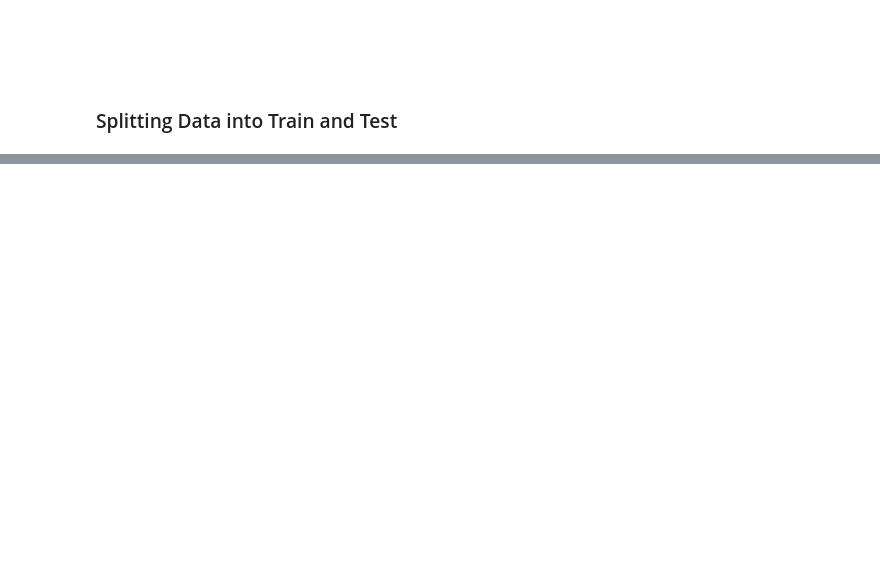
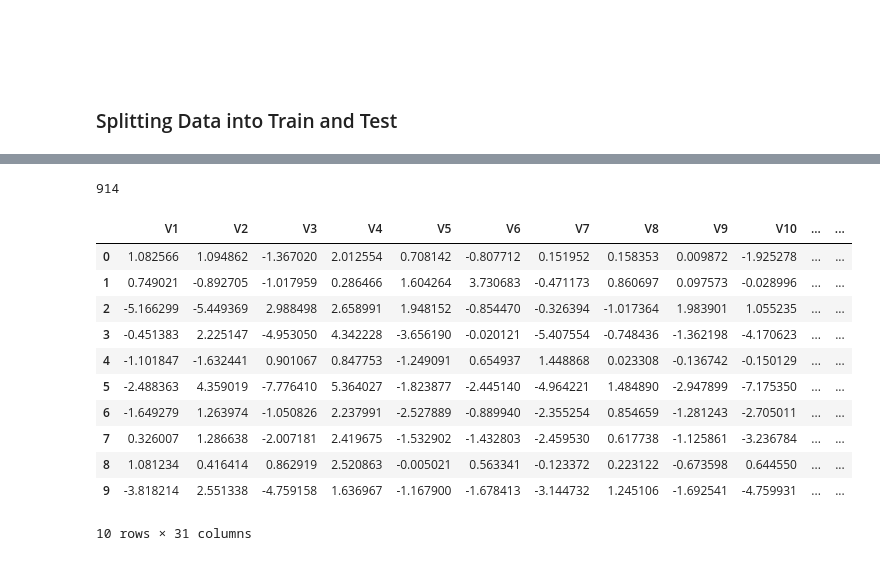
Before and after one commit to elsajun/CC-Fraud-Detection, a Jupyter notebook: Fraud Detection.ipynb, the cells around one changed output, grey strips where cells are left out. Cells and saved outputs as stored; diff of their text form; code cells hidden in the pictures; blank space fills up the shorter version.

```diff
--- a/Fraud Detection.ipynb
+++ b/Fraud Detection.ipynb
@@ -214,0 +238,5 @@ df.drop(['Amount', 'Time'], axis=1, inplace=True)
+# %%
+
+#randomly selecting 442 random non-fraudulent transactions
+non_fraud = train[train['Class'] == 0]
+fraud = train[train['Class'] == 1]
@@ -214,0 +259,22 @@ df.drop(['Amount', 'Time'], axis=1, inplace=True)
+# %%
+subsample = pd.concat([selected, fraud])
+len(subsample)
+# %% [output]
+914
+# %%
+#shuffling our data set
+subsample = subsample.sample(frac=1).reset_index(drop=True)
+subsample.head(10)
+# %% [output]
+|  | V1 | V2 | V3 | V4 | V5 | V6 | V7 | V8 | V9 | V10 | ... | ... |
+| 0 | 1.082566 | 1.094862 | -1.367020 | 2.012554 | 0.708142 | -0.807712 | 0.151952 | 0.158353 | 0.009872 | -1.925278 | ... | ... |
+| 1 | 0.749021 | -0.892705 | -1.017959 | 0.286466 | 1.604264 | 3.730683 | -0.471173 | 0.860697 | 0.097573 | -0.028996 | ... | ... |
+| 2 | -5.166299 | -5.449369 | 2.988498 | 2.658991 | 1.948152 | -0.854470 | -0.326394 | -1.017364 | 1.983901 | 1.055235 | ... | ... |
+| 3 | -0.451383 | 2.225147 | -4.953050 | 4.342228 | -3.656190 | -0.020121 | -5.407554 | -0.748436 | -1.362198 | -4.170623 | ... | ... |
+| 4 | -1.101847 | -1.632441 | 0.901067 | 0.847753 | -1.249091 | 0.654937 | 1.448868 | 0.023308 | -0.136742 | -0.150129 | ... | ... |
+| 5 | -2.488363 | 4.359019 | -7.776410 | 5.364027 | -1.823877 | -2.445140 | -4.964221 | 1.484890 | -2.947899 | -7.175350 | ... | ... |
+| 6 | -1.649279 | 1.263974 | -1.050826 | 2.237991 | -2.527889 | -0.889940 | -2.355254 | 0.854659 | -1.281243 | -2.705011 | ... | ... |
+| 7 | 0.326007 | 1.286638 | -2.007181 | 2.419675 | -1.532902 | -1.432803 | -2.459530 | 0.617738 | -1.125861 | -3.236784 | ... | ... |
+| 8 | 1.081234 | 0.416414 | 0.862919 | 2.520863 | -0.005021 | 0.563341 | -0.123372 | 0.223122 | -0.673598 | 0.644550 | ... | ... |
+| 9 | -3.818214 | 2.551338 | -4.759158 | 1.636967 | -1.167900 | -1.678413 | -3.144732 | 1.245106 | -1.692541 | -4.759931 | ... | ... |
+10 rows × 31 columns
```
Also changed, not shown: parts of 16 cells of this notebook.
